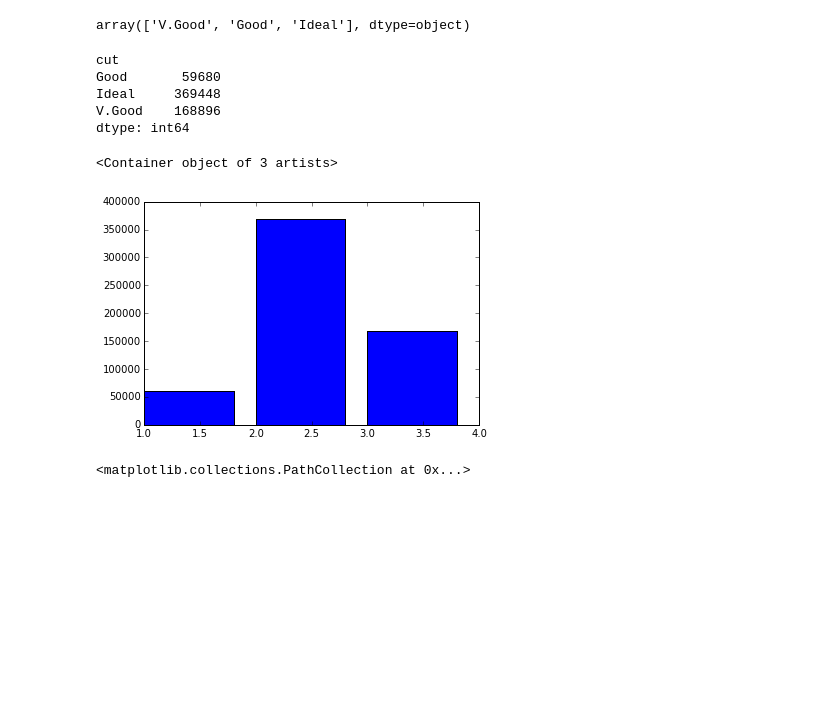
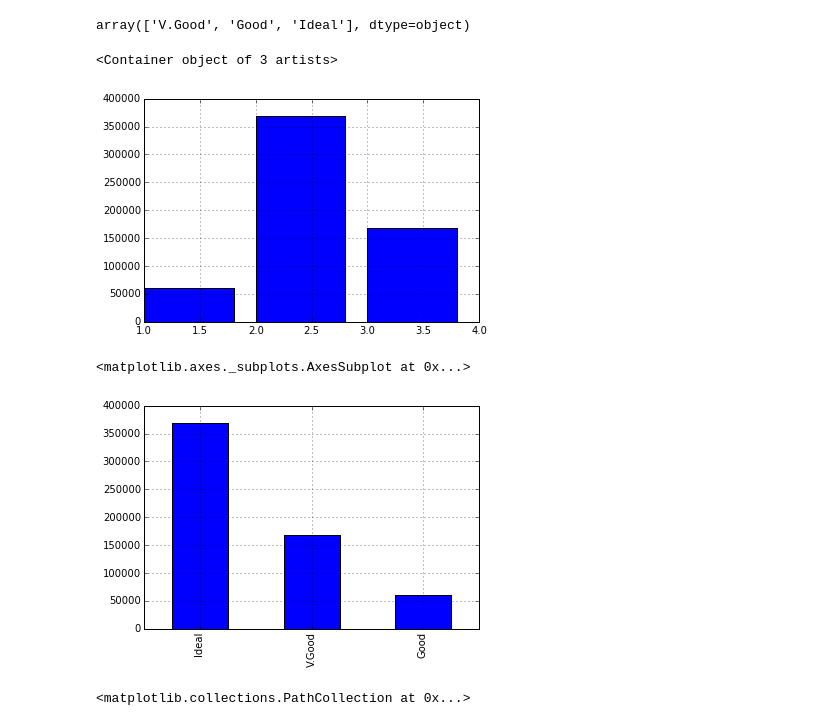
Before and after one commit to RawIron/data-hacks, a Jupyter notebook: ud651_6.ipynb, the cells around one changed output. Cells and saved outputs as stored; diff of their text form; code cells hidden in the pictures; blank space fills up the shorter version.

Commit message:
more elegant way to plot groupby, count

```diff
--- a/ud651_6.ipynb
+++ b/ud651_6.ipynb
@@ -27,19 +27,19 @@ cut_categories = df['cut'].unique()
 cut_categories
 # %% [output]
 array(['V.Good', 'Good', 'Ideal'], dtype=object)
-# %%
-df.groupby('cut').size()
-# %% [output]
-cut
-Good       59680
-Ideal     369448
-V.Good    168896
-dtype: int64
 # %%
+df.groupby('cut').size()
+plt.grid(True)
 plt.bar(np.arange(1, len(cut_categories)+1), df.groupby('cut').size())
 # %% [output]
 <Container object of 3 artists>
-[figure, old version]
+[figure, new version]
+# %%
+cut_counts = df['cut'].value_counts()
+cut_counts.plot(kind='bar')
+# %% [output]
+<matplotlib.axes._subplots.AxesSubplot at 0x...>
+[figure, added]
 # %%
 plt.scatter(df['carat'][-100:], df['price'][-100:])
 # %% [output]
```
Also changed, not shown: parts of 4 cells of this notebook.
